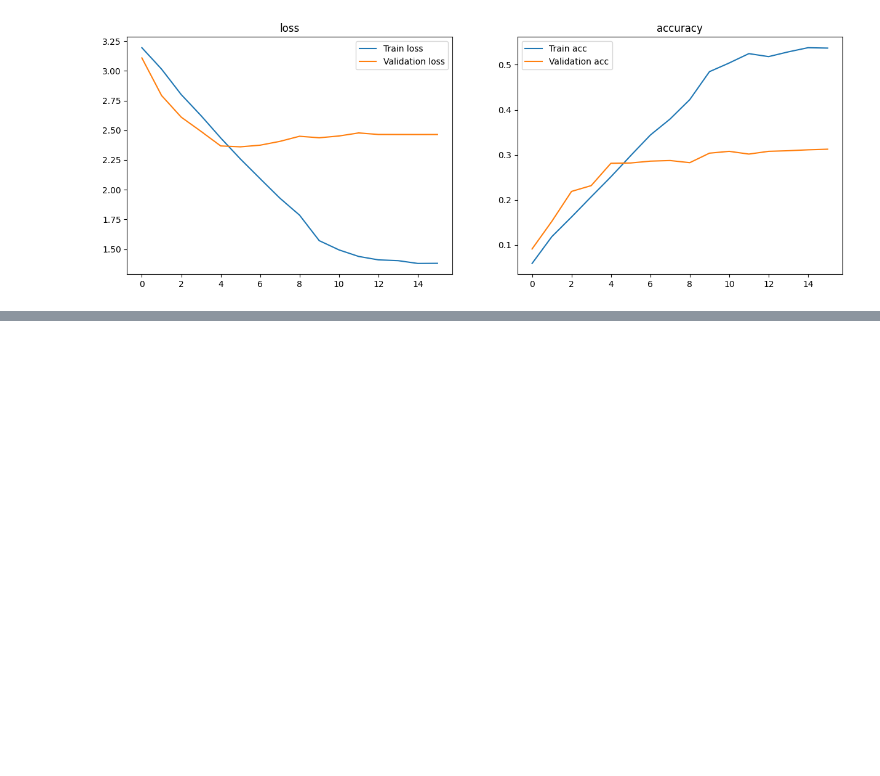
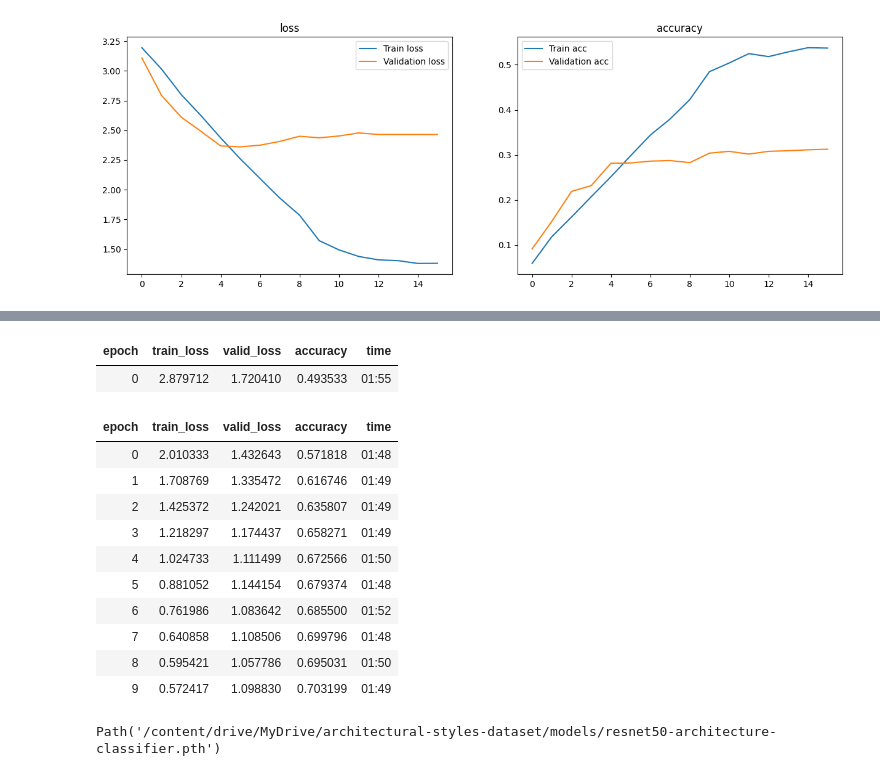
Before and after one commit to lorisduray/archi_project, a Jupyter notebook: notebook/archi_style_CNN.ipynb, the cells around one changed output, grey strips where cells are left out. Cells and saved outputs as stored; diff of their text form; code cells hidden in the pictures; blank space fills up the shorter version.

```diff
--- a/notebook/archi_style_CNN.ipynb
+++ b/notebook/archi_style_CNN.ipynb
@@ -488,0 +666,4 @@ plot_history(history_cs231n)
+# %%
+learn = vision_learner(preprocessing, resnet50, metrics=accuracy)
+learn.fine_tune(10)
+# %% [output]
@@ -488,0 +671,17 @@ plot_history(history_cs231n)
+| epoch | train_loss | valid_loss | accuracy | time |
+| 0 | 2.879712 | 1.720410 | 0.493533 | 01:55 |
+| epoch | train_loss | valid_loss | accuracy | time |
+| 0 | 2.010333 | 1.432643 | 0.571818 | 01:48 |
+| 1 | 1.708769 | 1.335472 | 0.616746 | 01:49 |
+| 2 | 1.425372 | 1.242021 | 0.635807 | 01:49 |
+| 3 | 1.218297 | 1.174437 | 0.658271 | 01:49 |
+| 4 | 1.024733 | 1.111499 | 0.672566 | 01:50 |
+| 5 | 0.881052 | 1.144154 | 0.679374 | 01:48 |
+| 6 | 0.761986 | 1.083642 | 0.685500 | 01:52 |
+| 7 | 0.640858 | 1.108506 | 0.699796 | 01:48 |
+| 8 | 0.595421 | 1.057786 | 0.695031 | 01:50 |
+| 9 | 0.572417 | 1.098830 | 0.703199 | 01:49 |
+# %%
+learn.save('resnet50-architecture-classifier')
+# %% [output]
+Path('/content/drive/MyDrive/architectural-styles-dataset/models/resnet50-architecture-classifier.pth')
```
Also changed, not shown: parts of 21 cells of this notebook.
